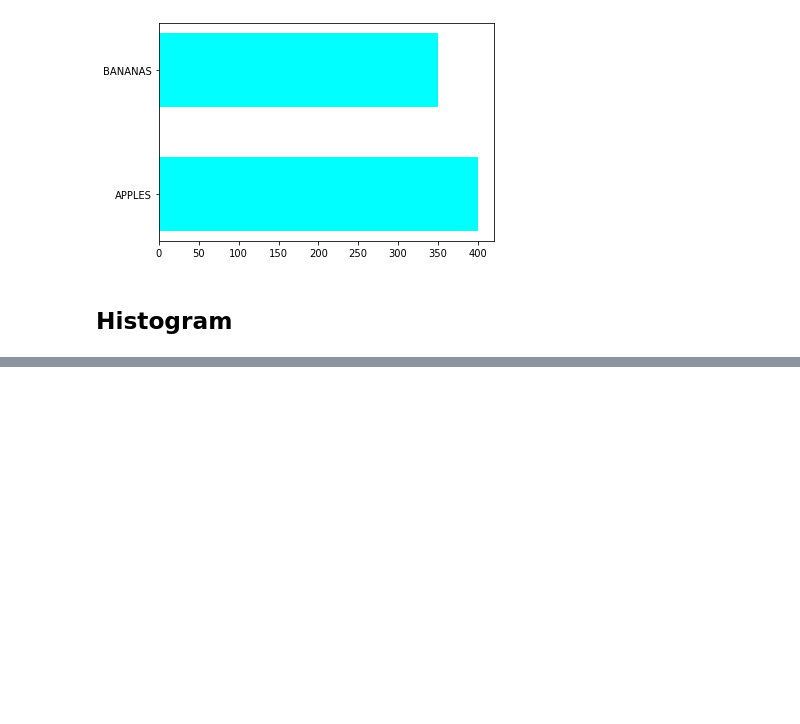
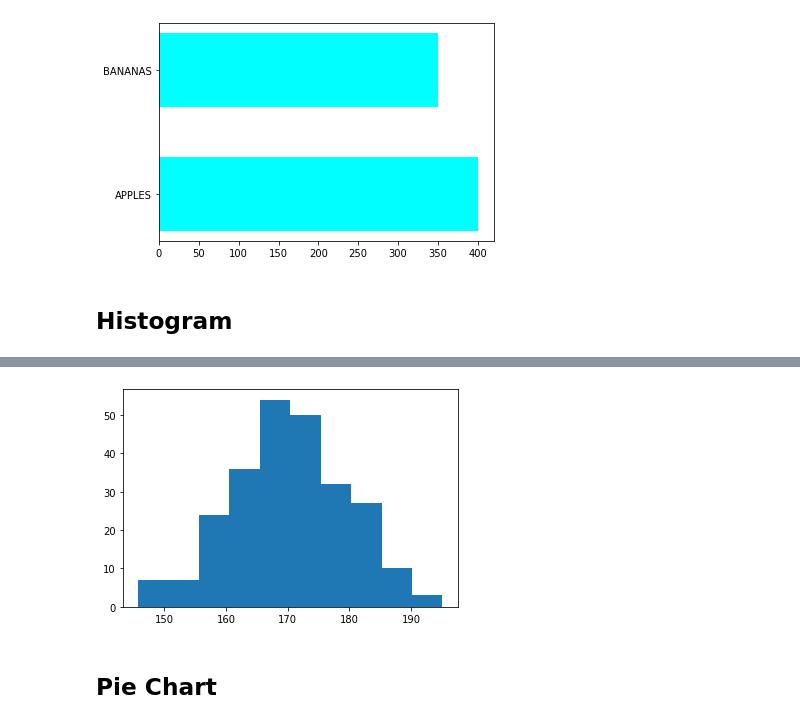
Before and after one commit to MK3247/Data-Visualization, a Jupyter notebook: matplotlib.ipynb, the cells around one changed output, grey strips where cells are left out. Drawn from its saved outputs; the diff is of its cells as text; code cells hidden in the pictures; blank space fills up the shorter version.

```diff
--- a/matplotlib.ipynb
+++ b/matplotlib.ipynb
@@ -221,3 +221,6 @@ plt.show()
 [figure]
 # %% [markdown]
 ## Histogram
+# %%
+x = np.random.normal(170, 10, 250)
+print(x)
@@ -223,0 +245,7 @@ plt.show()
+# %%
+plt.hist(x)
+plt.show()
+# %% [output]
+[figure, added]
+# %% [markdown]
+## Pie Chart
```
Also changed, not shown: parts of 3 cells of this notebook.
